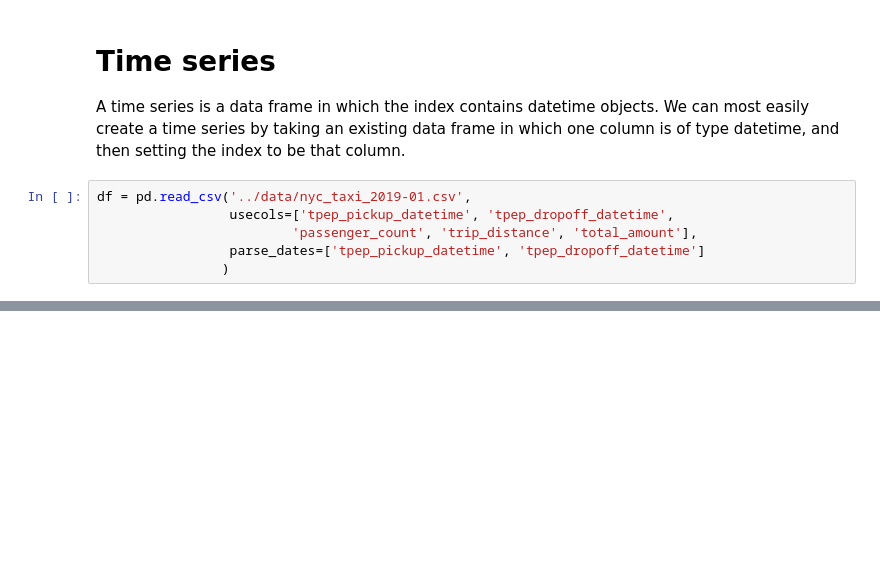
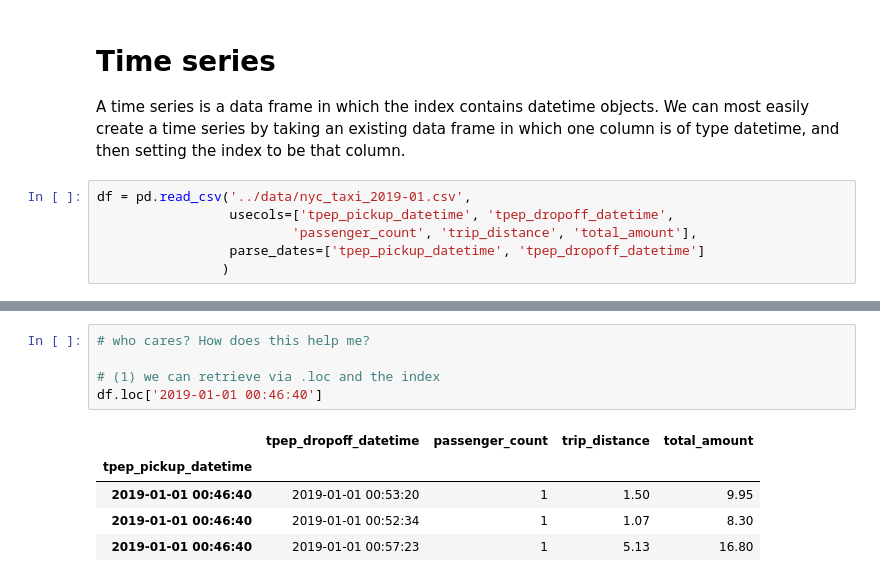
Before and after one commit to reuven/oreilly-2022-07July-analytics, a Jupyter notebook: 2022-08Aug-23.ipynb, the cells around one changed output, grey strips where cells are left out. Cells and saved outputs as stored; diff of their text form; blank space fills up the shorter version.

```diff
--- a/2022-08Aug-23.ipynb
+++ b/2022-08Aug-23.ipynb
@@ -1639,0 +1663,11 @@ df = pd.read_csv('../data/nyc_taxi_2019-01.csv',
+# %%
+# who cares? How does this help me?
+
+# (1) we can retrieve via .loc and the index
+df.loc['2019-01-01 00:46:40']
+# %% [output]
+|  | tpep_dropoff_datetime | passenger_count | trip_distance | total_amount |
+| tpep_pickup_datetime |  |  |  |  |
+| 2019-01-01 00:46:40 | 2019-01-01 00:53:20 | 1 | 1.50 | 9.95 |
+| 2019-01-01 00:46:40 | 2019-01-01 00:52:34 | 1 | 1.07 | 8.30 |
+| 2019-01-01 00:46:40 | 2019-01-01 00:57:23 | 1 | 5.13 | 16.80 |
```
Also changed, not shown: parts of 2 cells of this notebook.
